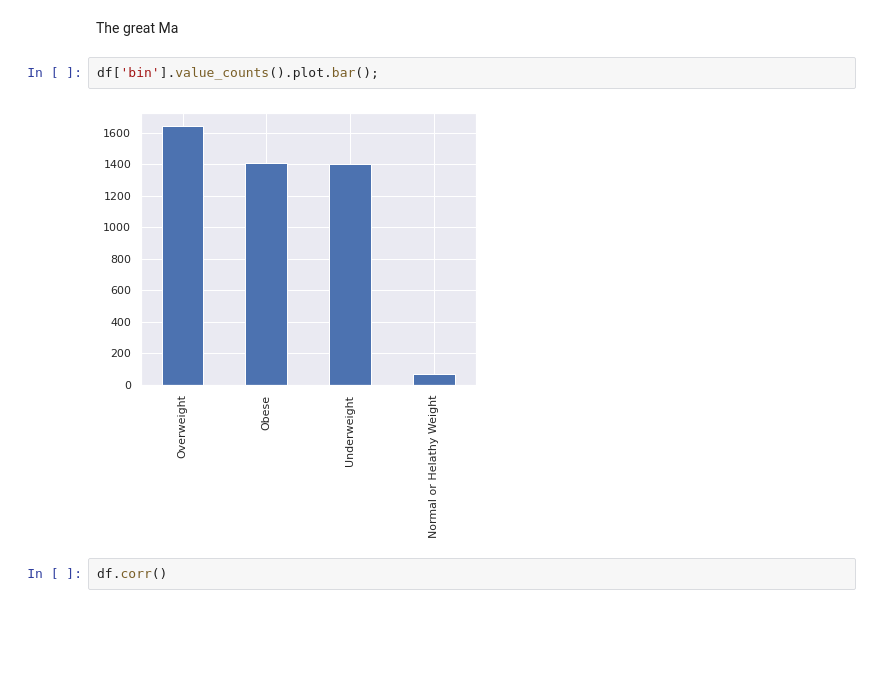
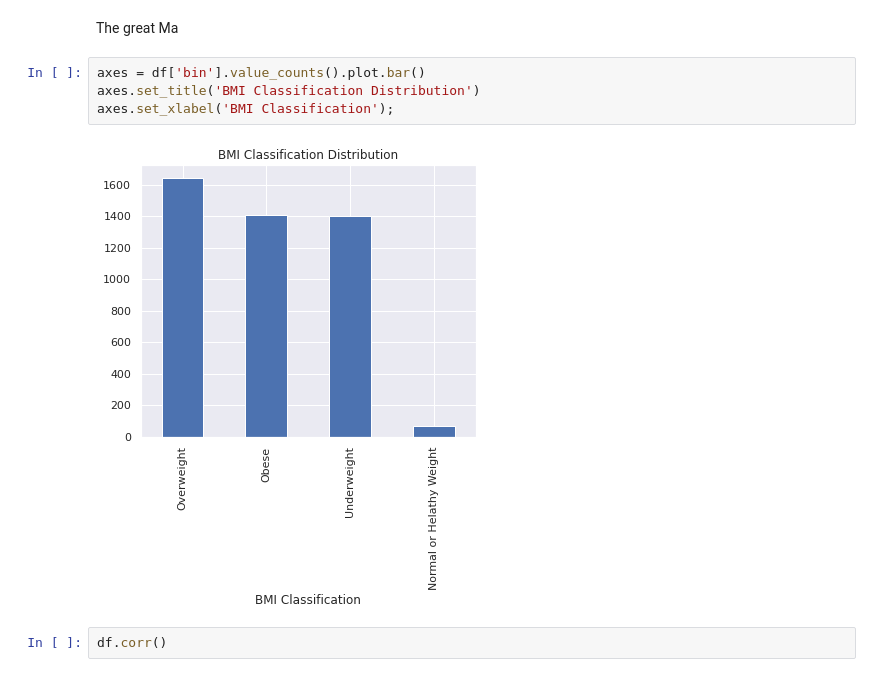
Before and after one commit to Teett/ds4a-team-62, a Jupyter notebook: notebooks/EDA_Proyect_Resultados_Consulta.ipynb, the cells around one changed output. Cells and saved outputs as stored; diff of their text form; blank space fills up the shorter version.

```diff
--- a/notebooks/EDA_Proyect_Resultados_Consulta.ipynb
+++ b/notebooks/EDA_Proyect_Resultados_Consulta.ipynb
@@ -492,10 +549,12 @@ df[['BMI','bin']]
 5511 rows × 2 columns
 # %% [markdown]
 The great Ma
-# %%
-df['bin'].value_counts().plot.bar();
-# %% [output]
-[figure, removed]
+# %%
+axes = df['bin'].value_counts().plot.bar()
+axes.set_title('BMI Classification Distribution')
+axes.set_xlabel('BMI Classification');
+# %% [output]
+[figure, added]
 # %%
 df.corr()
 # %% [output]
```
Also changed, not shown: parts of 11 cells of this notebook.
